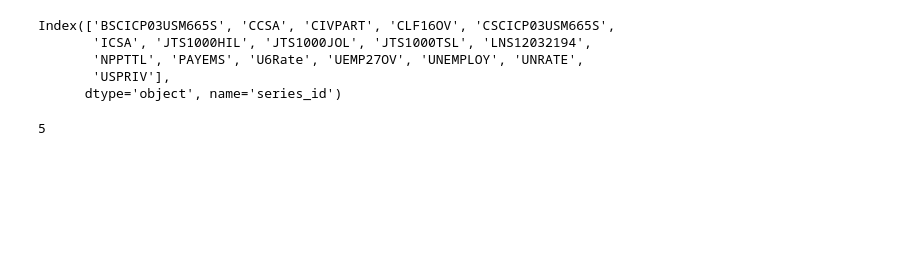
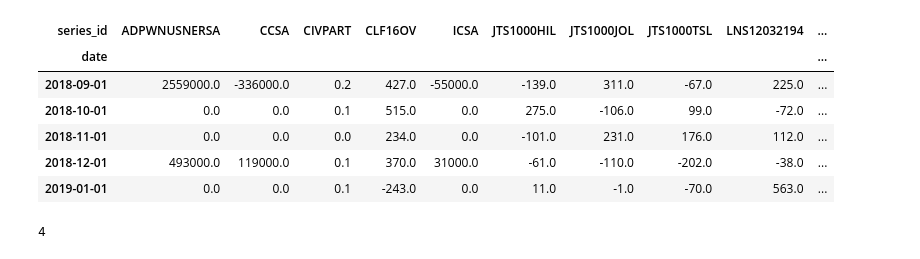
Before and after one commit to jhmuller/payems2, a Jupyter notebook: fred.ipynb, the cells around one changed output. Drawn from its saved outputs; the diff is of its cells as text; code cells hidden in the pictures; blank space fills up the shorter version.

```diff
--- a/fred.ipynb
+++ b/fred.ipynb
@@ -39,18 +31,19 @@ y = x.ffill(axis=0, inplace=False)
-# %%
-y.columns
-# %% [output]
-Index(['BSCICP03USM665S', 'CCSA', 'CIVPART', 'CLF16OV', 'CSCICP03USM665S',
-       'ICSA', 'JTS1000HIL', 'JTS1000JOL', 'JTS1000TSL', 'LNS12032194',
-       'NPPTTL', 'PAYEMS', 'U6Rate', 'UEMP27OV', 'UNEMPLOY', 'UNRATE',
-       'USPRIV'],
-      dtype='object', name='series_id')
+# %%
+diffdf = widedf.diff()
+diffdf.tail()
+# %% [output]
+| series_id | ADPWNUSNERSA | CCSA | CIVPART | CLF16OV | ICSA | JTS1000HIL | JTS1000JOL | JTS1000TSL | LNS12032194 | ... |
+| date |  |  |  |  |  |  |  |  |  | ... |
+| 2018-09-01 | 2559000.0 | -336000.0 | 0.2 | 427.0 | -55000.0 | -139.0 | 311.0 | -67.0 | 225.0 | ... |
+| 2018-10-01 | 0.0 | 0.0 | 0.1 | 515.0 | 0.0 | 275.0 | -106.0 | 99.0 | -72.0 | ... |
+| 2018-11-01 | 0.0 | 0.0 | 0.0 | 234.0 | 0.0 | -101.0 | 231.0 | 176.0 | 112.0 | ... |
+| 2018-12-01 | 493000.0 | 119000.0 | 0.1 | 370.0 | 31000.0 | -61.0 | -110.0 | -202.0 | -38.0 | ... |
+| 2019-01-01 | 0.0 | 0.0 | 0.1 | -243.0 | 0.0 | 11.0 | -1.0 | -70.0 | 563.0 | ... |
 # %%
 plot_cols = 4
-plot_rows = int(np.ceil(len(y.columns) / plot_cols))
-plot_rows
-y.columns[
+plot_rows = int(np.ceil(len(widedf.columns) / plot_cols))
 # %% [output]
-5
+4
 # %%
 fig, axs = plt.subplots(nrows=plot_rows, ncols=plot_cols, sharex=True, figsize=[20, 20])
 i = 0
```
Also changed, not shown: parts of 13 cells of this notebook, 3 other files.
